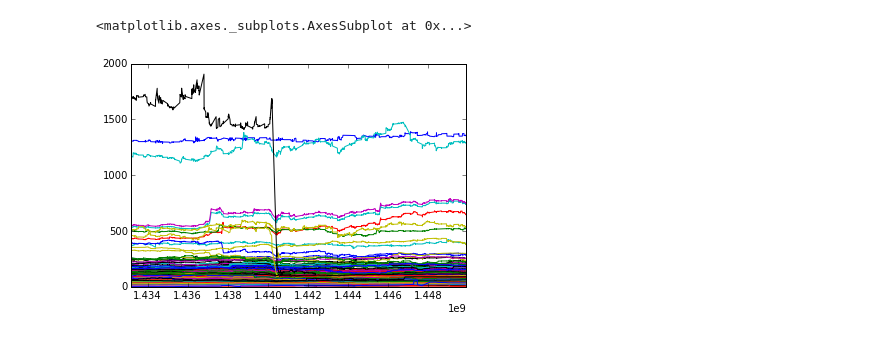
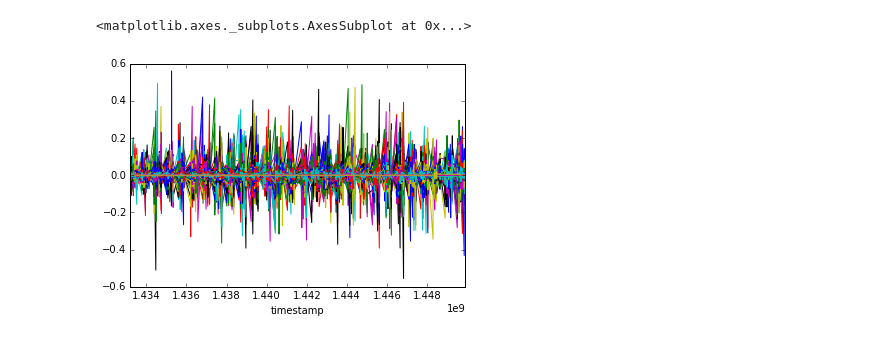
Before and after one commit to brian8128/gdelt_project, a Jupyter notebook: DataExtraction.ipynb, the cells around one changed output. Drawn from its saved outputs; the diff is of its cells as text; code cells hidden in the pictures.

```diff
--- a/DataExtraction.ipynb
+++ b/DataExtraction.ipynb
@@ -27,0 +25,3 @@ df = df.interpolate().fillna(method='bfill')
+# %%
+ticker_df = get_ticker_price_df_from_file()
+ticker_df.head()
@@ -27,0 +37,3 @@ df = df.interpolate().fillna(method='bfill')
+# %%
+dif_df = diff_df(ticker_df)
+dif_df.head()
@@ -28,5 +49,5 @@ df = df.interpolate().fillna(method='bfill')
 # %%
-df.plot(legend=False)
+dif_df.plot(legend=False)
 # %% [output]
 <matplotlib.axes._subplots.AxesSubplot at 0x...>
-[figure, old version]
+[figure, new version]
```
Also changed, not shown: parts of 17 cells of this notebook, 3 other files.
